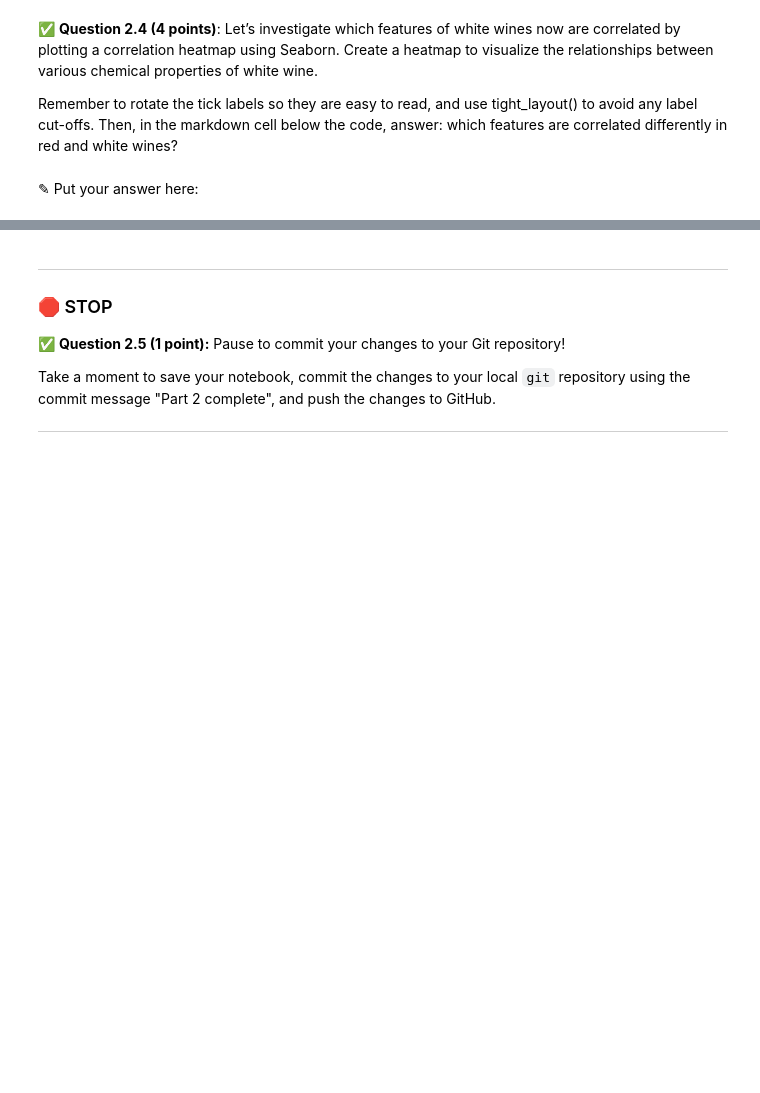
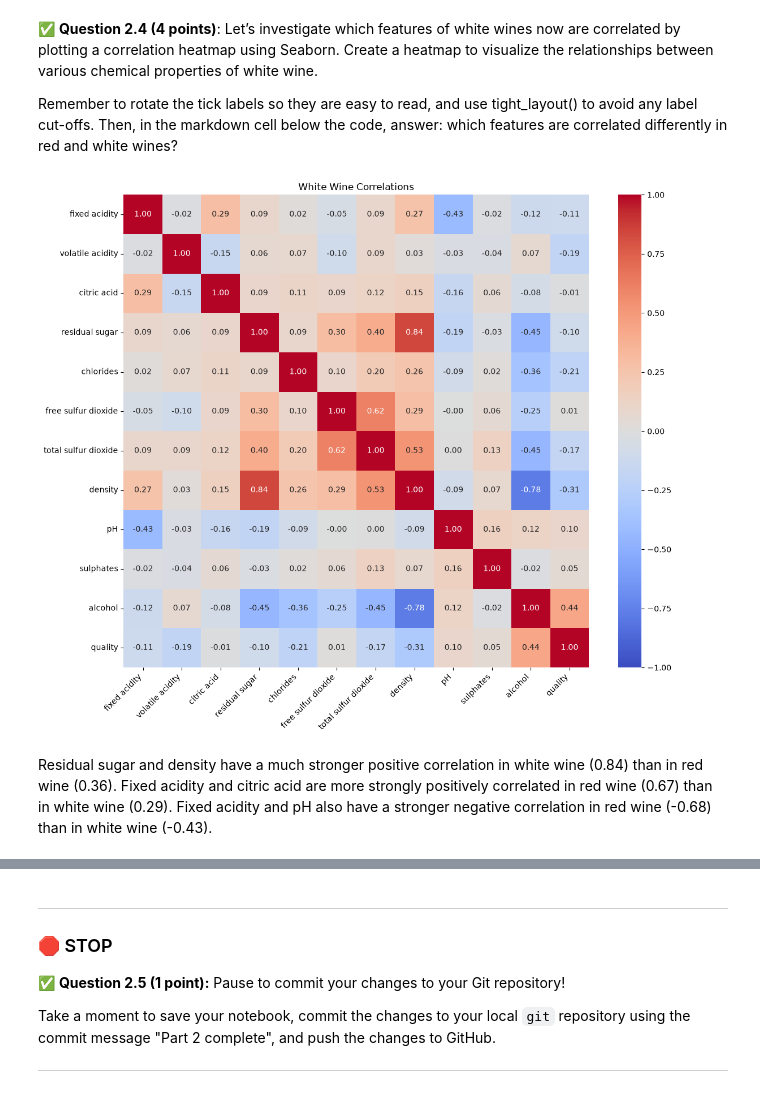
Before and after one commit to ykalani/CMSE202-f26-turnin, a Jupyter notebook: hw-03/HW03-Regression-STUDENT.ipynb, the cells around one changed output, grey strips where cells are left out. Cells and saved outputs as stored; diff of their text form; code cells hidden in the pictures; blank space fills up the shorter version.

```diff
--- a/hw-03/HW03-Regression-STUDENT.ipynb
+++ b/hw-03/HW03-Regression-STUDENT.ipynb
@@ -226,9 +317,18 @@ Remember to rotate the tick labels so they are easy to read, and use tight_layou
 Remember to rotate the tick labels so they are easy to read, and use tight_layout() to avoid any label cut-offs.
 Then, in the markdown cell below the code, answer: which features are correlated differently in red and white wines?
 # %%
-# Put your code here
+plt.figure(figsize=(12, 10))
+sns.heatmap(white_wine.corr(), annot=True, fmt=".2f",
+            cmap="coolwarm", vmin=-1, vmax=1, center=0)
+plt.title("White Wine Correlations")
+plt.xticks(rotation=45, ha="right")
+plt.yticks(rotation=0)
+plt.tight_layout()
+plt.show()
+# %% [output]
+[figure, added]
 # %% [markdown]
-<font size=+3>&#9998;</font> Put your answer here:
+Residual sugar and density have a much stronger positive correlation in white wine (0.84) than in red wine (0.36). Fixed acidity and citric acid are more strongly positively correlated in red wine (0.67) than in white wine (0.29). Fixed acidity and pH also have a stronger negative correlation in red wine (-0.68) than in white wine (-0.43).
 # %% [markdown]
 <!-- END QUESTION -->
 <!-- DO NOT MODIFY OR DELETE THIS CELL. Make sure your solution to the question above is in the cell(s) above this one. -->
```
Also changed, not shown: parts of 12 cells of this notebook, 3 other files.
